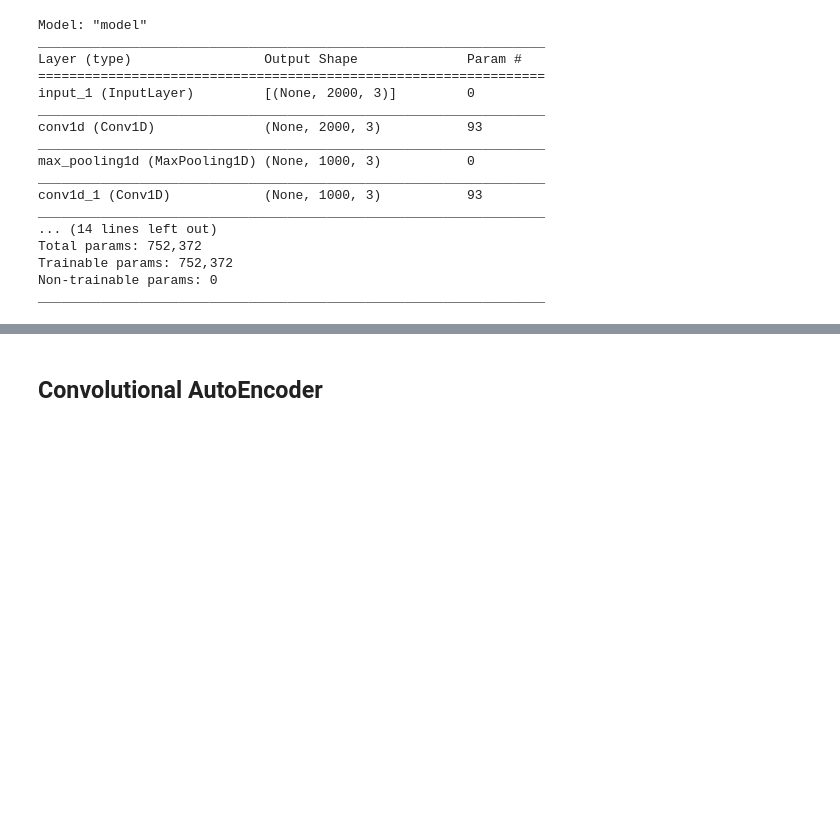
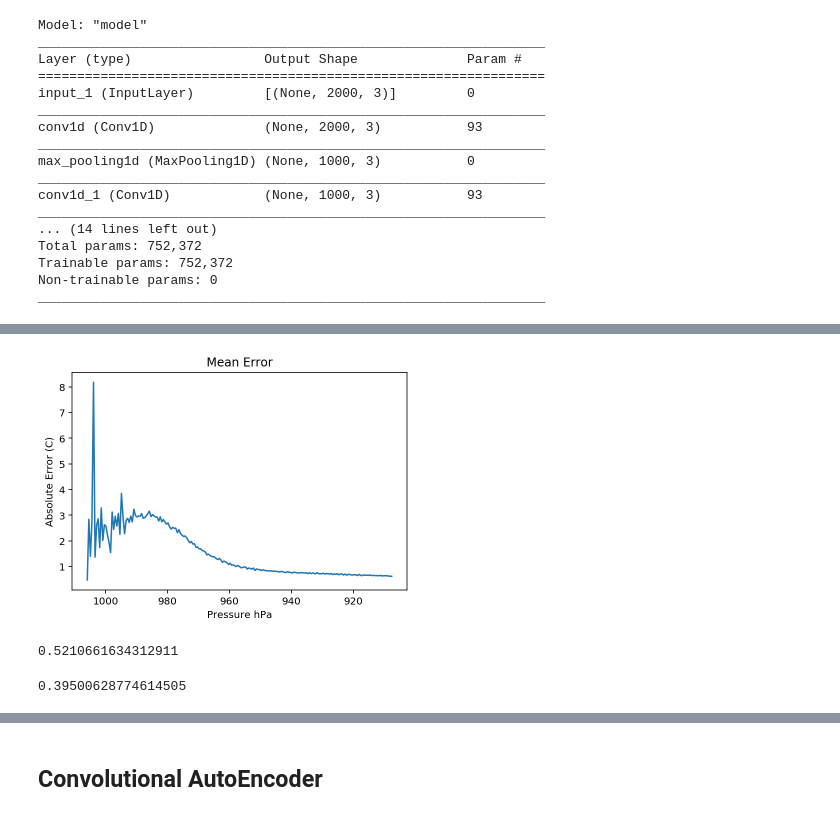
Before and after one commit to stockeh/cira-ml-soundings, a Jupyter notebook: notebooks/arm-sgp-lamont-ok.ipynb, the cells around one changed output, grey strips where cells are left out. Drawn from its saved outputs; the diff is of its cells as text; code cells hidden in the pictures; blank space fills up the shorter version.

```diff
--- a/notebooks/arm-sgp-lamont-ok.ipynb
+++ b/notebooks/arm-sgp-lamont-ok.ipynb
@@ -305,3 +311,0 @@ digitized = np.digitize(d, bins)
-# %%
-bines = bins=np.linspace(0, 1100, 100)
-bin_index, counts = np.unique(np.digitize(Xtest[:,:,PRESSURE], bins), return_counts=True)
@@ -308 +338,24 @@ bin_index, counts = np.unique(np.digitize(Xtest[:,:,PRESSURE], bins), return_cou
+# %%
+mean_error = np.zeros(bins.size)
+# Mean error corresponding to each bin of pressure levels
+for bin_index in range(bins.size):
+    vals = error[pressure_bin_indicies == bin_index]
+    mean = np.mean(vals) if vals.size > 0 else 0
+    mean_error[bin_index] = mean
+# %%
+# trim mean 0's from ends.
+
+s = 0
+for i in range(mean_error.size):
+    if mean_error[i] != 0:
+        s = i
+        break
+e = mean_error.size
+for i in range(mean_error.size-1, 0, -1):
+    if mean_error[i] != 0:
+        e = i
+        break
+
+mean_error = mean_error[s:e+1]
+bins = bins[s:e+1]
 # %%
@@ -315,0 +365,16 @@ np.digitize(Xtest[:,:,PRESSURE], bins).shape
+# %%
+plt.plot(bins[1800:], mean_error[1800:])
+plt.gca().invert_xaxis()
+plt.xlabel('Pressure hPa')
+plt.ylabel('Absolute Error (C)')
+plt.title('Mean Error');
+# %% [output]
+[figure, added]
+# %%
+mean_error.mean()
+# %% [output]
+0.5210661634312911
+# %%
+error.mean(axis=0)
+# %% [output]
+0.39500628774614505
```
Also changed, not shown: parts of 22 cells of this notebook, 3 other files.
